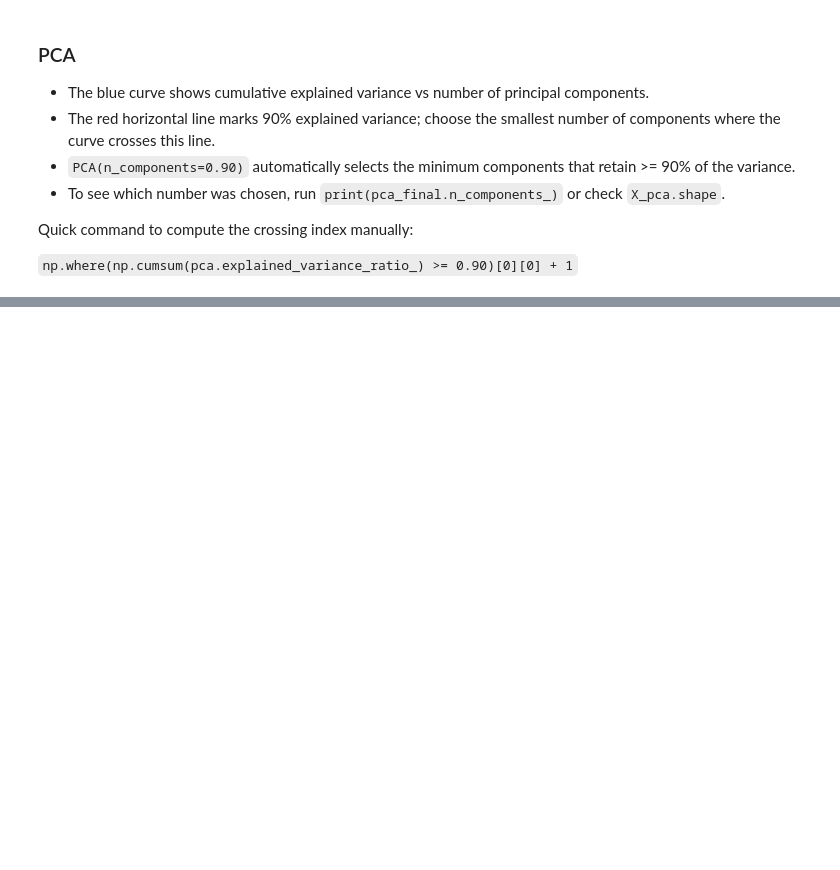
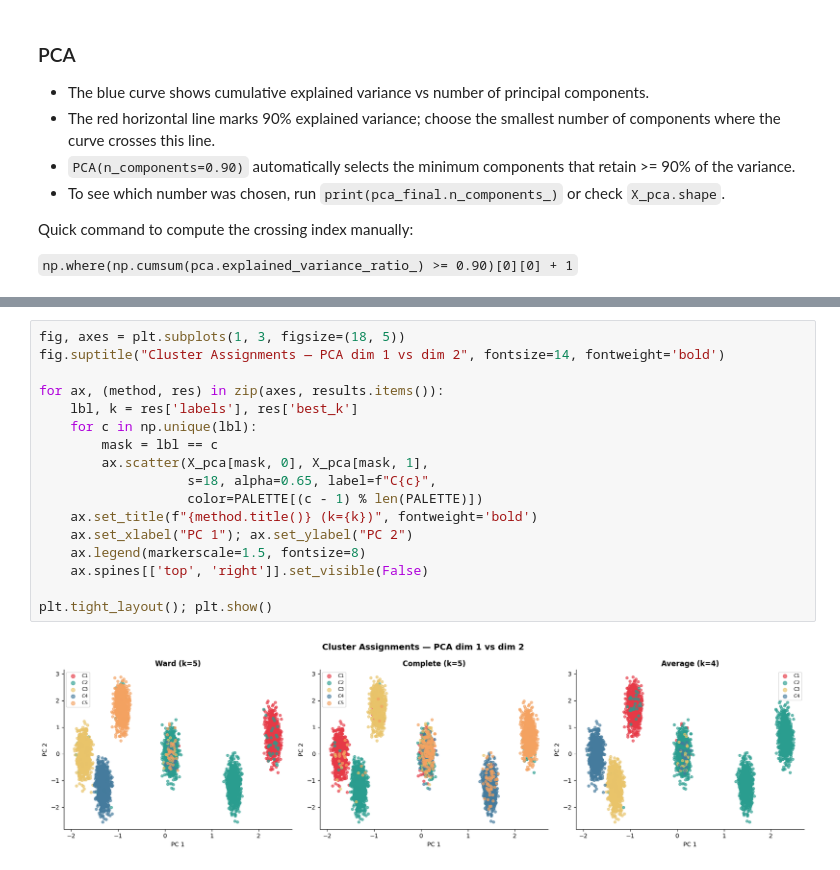
Before and after one commit to AI-0o0/Data-Mining-FCDS-Project-, a Jupyter notebook: Mining_Project.ipynb, the cells around one changed output, grey strips where cells are left out. Cells and saved outputs as stored; diff of their text form; blank space fills up the shorter version.

```diff
--- a/Mining_Project.ipynb
+++ b/Mining_Project.ipynb
@@ -299,0 +467,19 @@ Quick command to compute the crossing index manually:
+# %%
+fig, axes = plt.subplots(1, 3, figsize=(18, 5))
+fig.suptitle("Cluster Assignments — PCA dim 1 vs dim 2", fontsize=14, fontweight='bold')
+
+for ax, (method, res) in zip(axes, results.items()):
+    lbl, k = res['labels'], res['best_k']
+    for c in np.unique(lbl):
+        mask = lbl == c
+        ax.scatter(X_pca[mask, 0], X_pca[mask, 1],
+                   s=18, alpha=0.65, label=f"C{c}",
+                   color=PALETTE[(c - 1) % len(PALETTE)])
+    ax.set_title(f"{method.title()} (k={k})", fontweight='bold')
+    ax.set_xlabel("PC 1"); ax.set_ylabel("PC 2")
+    ax.legend(markerscale=1.5, fontsize=8)
+    ax.spines[['top', 'right']].set_visible(False)
+
+plt.tight_layout(); plt.show()
+# %% [output]
+[figure, added]
```
Also changed, not shown: parts of 13 cells of this notebook.
